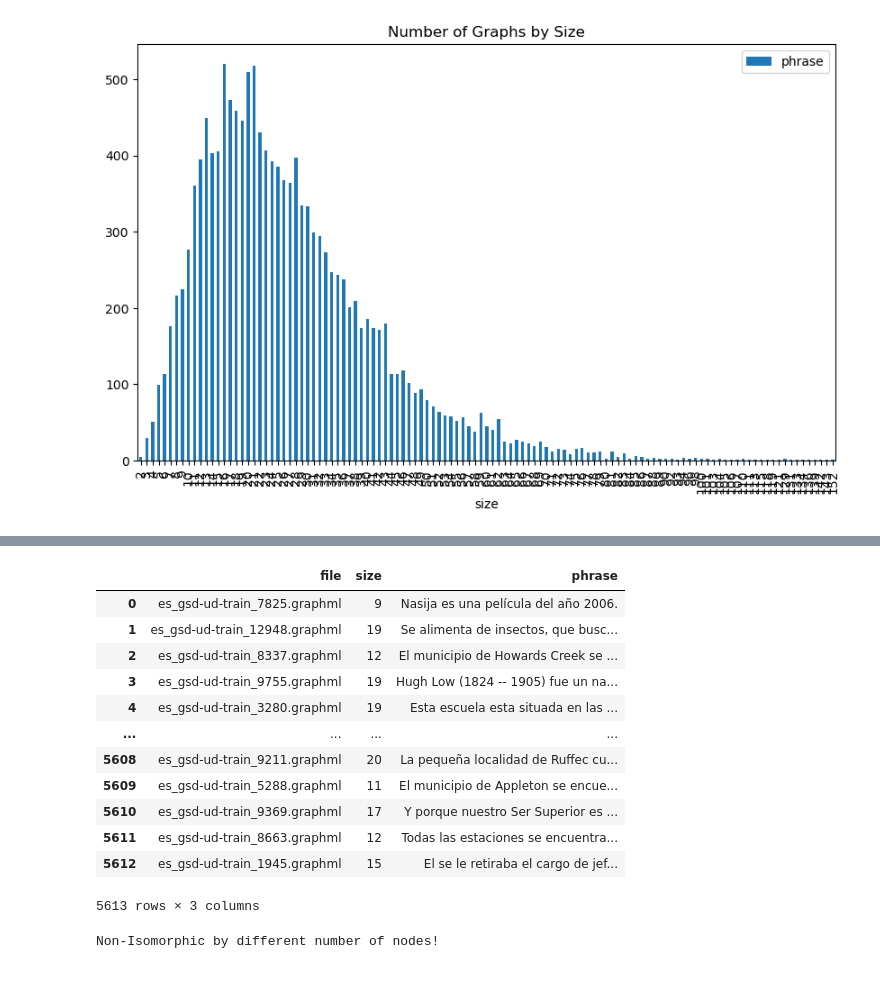
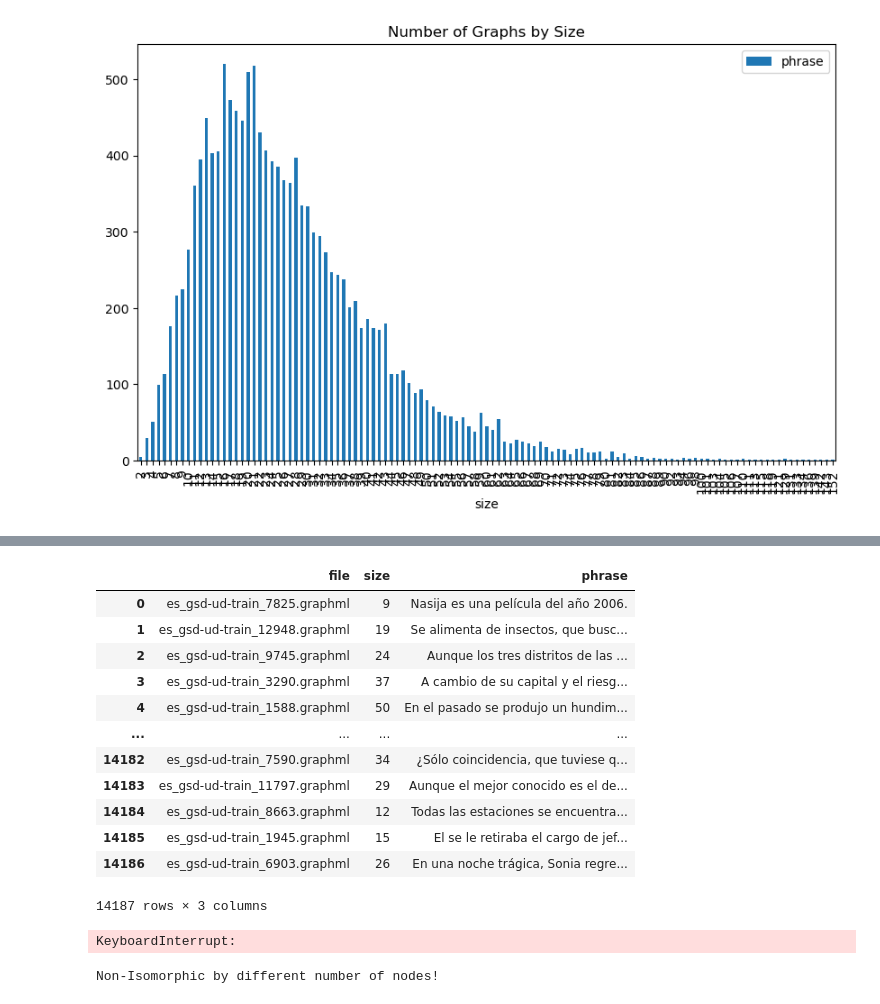
Before and after one commit to jesalasc/universal-dependencies-centrality, a Jupyter notebook: Weisfeiler Lehman Isomorphism Test.ipynb, the cells around one changed output, grey strips where cells are left out. Drawn from its saved outputs; the diff is of its cells as text; code cells hidden in the pictures.

```diff
--- a/Weisfeiler Lehman Isomorphism Test.ipynb
+++ b/Weisfeiler Lehman Isomorphism Test.ipynb
@@ -244,22 +243,25 @@ df_truncated
 # %%
+df_truncated = pd.read_csv("sizes_data.csv", index_col=0)
 df_truncated.index.rename("file", inplace=True)
 df_truncated.reset_index(inplace=True)
 df_truncated
 # %% [output]
 |  | file | size | phrase |
 | 0 | es_gsd-ud-train_7825.graphml | 9 | Nasija es una película del año 2006. |
 | 1 | es_gsd-ud-train_12948.graphml | 19 | Se alimenta de insectos, que busc... |
-| 2 | es_gsd-ud-train_8337.graphml | 12 | El municipio de Howards Creek se ... |
-| 3 | es_gsd-ud-train_9755.graphml | 19 | Hugh Low (1824 -- 1905) fue un na... |
-| 4 | es_gsd-ud-train_3280.graphml | 19 | Esta escuela esta situada en las ... |
+| 2 | es_gsd-ud-train_9745.graphml | 24 | Aunque los tres distritos de las ... |
+| 3 | es_gsd-ud-train_3290.graphml | 37 | A cambio de su capital y el riesg... |
+| 4 | es_gsd-ud-train_1588.graphml | 50 | En el pasado se produjo un hundim... |
 | ... | ... | ... | ... |
-| 5608 | es_gsd-ud-train_9211.graphml | 20 | La pequeña localidad de Ruffec cu... |
-| 5609 | es_gsd-ud-train_5288.graphml | 11 | El municipio de Appleton se encue... |
-| 5610 | es_gsd-ud-train_9369.graphml | 17 | Y porque nuestro Ser Superior es ... |
-| 5611 | es_gsd-ud-train_8663.graphml | 12 | Todas las estaciones se encuentra... |
-| 5612 | es_gsd-ud-train_1945.graphml | 15 | El se le retiraba el cargo de jef... |
+| 14182 | es_gsd-ud-train_7590.graphml | 34 | ¿Sólo coincidencia, que tuviese q... |
+| 14183 | es_gsd-ud-train_11797.graphml | 29 | Aunque el mejor conocido es el de... |
+| 14184 | es_gsd-ud-train_8663.graphml | 12 | Todas las estaciones se encuentra... |
+| 14185 | es_gsd-ud-train_1945.graphml | 15 | El se le retiraba el cargo de jef... |
+| 14186 | es_gsd-ud-train_6903.graphml | 26 | En una noche trágica, Sonia regre... |
-5613 rows × 3 columns
+14187 rows × 3 columns
 # %%
 comparisons = pairwise_compare_in_groups(df_truncated, group_cols=["size"], compare_func=compare_graphs)
-print(comparisons)
+print(comparisons[20])
+# %% [output]
+KeyboardInterrupt:
 # %%
```
Also changed, not shown: parts of 5 cells of this notebook.
